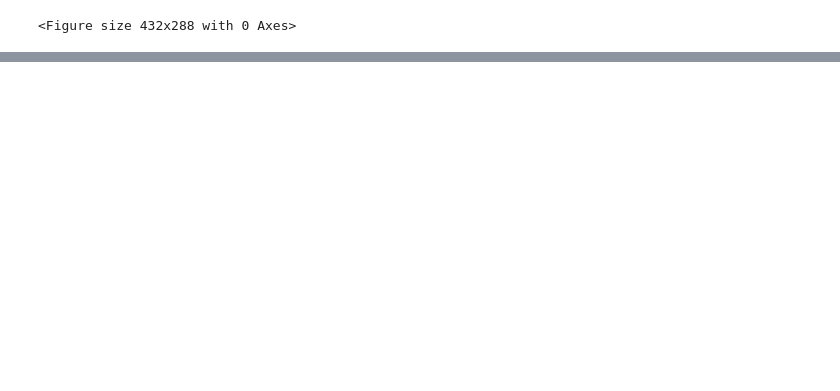
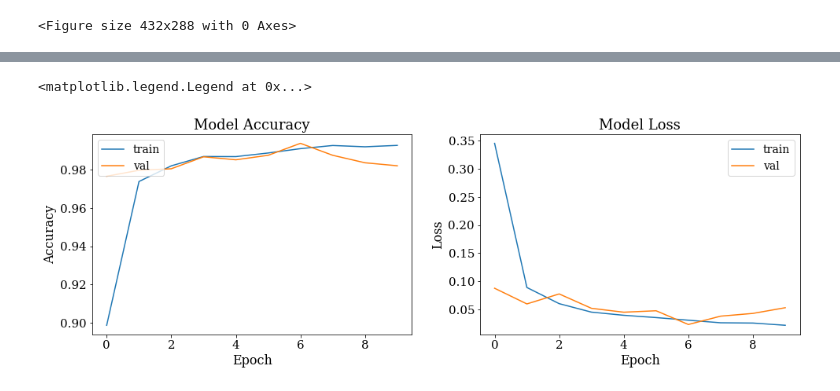
Before and after one commit to zhampel/rot-inv-conv, a Jupyter notebook: test_functions.ipynb, the cells around one changed output, grey strips where cells are left out. Drawn from its saved outputs; the diff is of its cells as text; code cells hidden in the pictures; blank space fills up the shorter version.

```diff
--- a/test_functions.ipynb
+++ b/test_functions.ipynb
@@ -115,0 +76,17 @@ test_gen = img_generator(testpath, batch_size=BATCH_SIZE, n_classes=N_CLASSES, n
+# %%
+# Specifics
+batch_size = 128
+epochs = 10
+
+class History(keras.callbacks.Callback):
+    def on_train_begin(self, logs={}):
+        self.acc = []
+        self.val_acc = []
+        self.loss = []
+        self.val_loss = []
+
+    def on_epoch_end(self, batch, logs={}):
+        self.acc.append(logs.get('acc'))
+        self.val_acc.append(logs.get('val_acc'))
+        self.loss.append(logs.get('loss'))
+        self.val_loss.append(logs.get('val_loss'))
@@ -116,12 +122,10 @@ test_gen = img_generator(testpath, batch_size=BATCH_SIZE, n_classes=N_CLASSES, n
 # %%
 # Run the training
-history = model.fit_generator(train_gen, \
-                              steps_per_epoch=BATCH_SIZE, \
-                              epochs=N_EPOCH, \
-                              verbose=VERBOSE, \
-                              validation_data=valid_gen, \
-                              validation_steps=10, \
-                              #validation_data=None, \
-                              class_weight=None, \
-                              #validation_split=VALIDATION_SPLIT
-                             )
+model.fit_generator(train_gen,
+                    steps_per_epoch=batch_size,
+                    epochs=epochs,
+                    verbose=1,
+                    validation_data=valid_gen,
+                    validation_steps=10,
+                    class_weight=None,
+                    callbacks=[history])
@@ -136,22 +161,25 @@ print("Test accuracy: {}".format(score[1]))
 # %%
 # Summarize history
 f = plt.figure(figsize=(14,5))
 
 # Summarize accuracy history
 plt.subplot(1,2,1)
-plt.plot(history.history['acc'])
-plt.plot(history.history['val_acc'])
+plt.plot(history.acc)
+plt.plot(history.val_acc)
 plt.title('Model Accuracy')
 plt.ylabel('Accuracy')
 plt.xlabel('Epoch')
 plt.legend(['train', 'val'], loc='upper left')
 
 plt.subplot(1,2,2)
 # Summarize loss history
-plt.plot(history.history['loss'])
-plt.plot(history.history['val_loss'])
+plt.plot(history.loss)
+plt.plot(history.val_loss)
 plt.title('Model Loss')
 plt.ylabel('Loss')
 plt.xlabel('Epoch')
 plt.legend(['train', 'val'], loc='upper right')
 #plt.show()
+# %% [output]
+<matplotlib.legend.Legend at 0x...>
+[figure, added]
```
Also changed, not shown: parts of 21 cells of this notebook, 2 other files.
